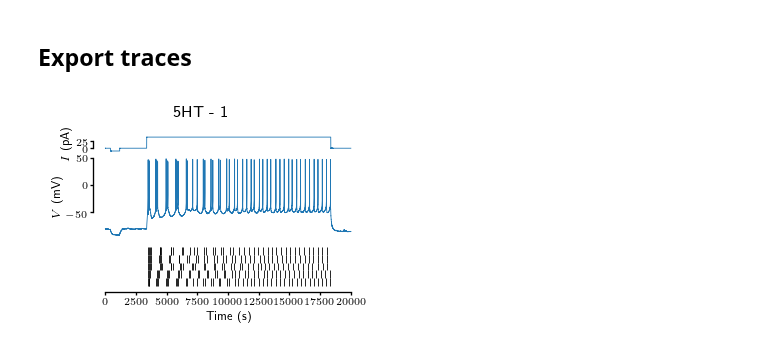
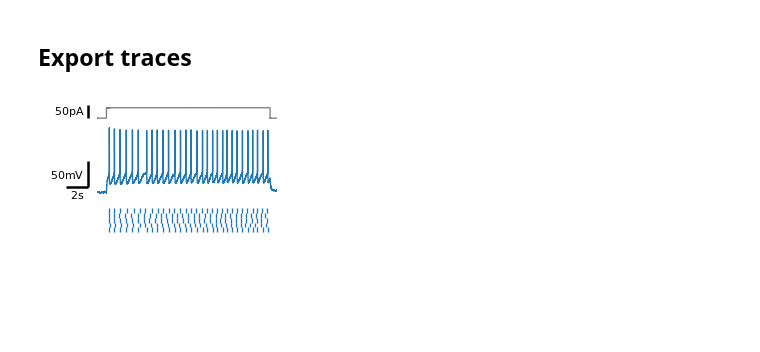
Before and after one commit to nauralcodinglab/raphegif, a Jupyter notebook: figs/scripts/writeup/fig1_electrophysiological_features.ipynb, the cells around one changed output. Cells and saved outputs as stored; diff of their text form; code cells hidden in the pictures; blank space fills up the shorter version.

```diff
--- a/figs/scripts/writeup/fig1_electrophysiological_features.ipynb
+++ b/figs/scripts/writeup/fig1_electrophysiological_features.ipynb
@@ -472,11 +189,11 @@ steps_trace_spec = gs.GridSpec(
 plt.figure(figsize=(1.5, 1))
 
 plt.subplot(steps_trace_spec[0, 0])
-plt.plot(sample_rec[:, time_slice, :].time_supp, sample_rec[0, time_slice, 10], color=colors['som'])
+plt.plot(sample_rec[:, time_slice, :].time_supp, sample_rec[0, time_slice, 10], color=colors['som'], lw=0.5)
 plt.axhline(baseline, ls='--', color='k')
 ylim = plt.ylim()
 xlim = plt.xlim()
-pltools.add_scalebar('ms', 'mV', x_size=500, bar_space=0, x_label_space=-0.05, anchor=(0.9, 0.65), linewidth=2)
+pltools.add_scalebar('ms', 'mV', x_size=500, bar_space=0, x_label_space=-0.05, anchor=(0.9, 0.65), linewidth=sbarlw)
 
 plt.annotate(
     '${:.1f}$mV'.format(baseline),
@@ -485,7 +202,7 @@ plt.annotate(
     ha='center',
     xycoords=plt.gca().transAxes,
     textcoords=plt.gca().transAxes,
-    fontsize=8,
+    fontsize=7,
     arrowprops={'arrowstyle': '->'}
 )
 
@@ -494,10 +211,10 @@ plt.plot(sample_rec[:, time_slice, :].time_supp, sample_rec[1, time_slice,10], c
 plt.xlim(xlim)
 input_ylim = (-10, 140)
 plt.ylim(input_ylim)
-pltools.add_scalebar(y_units='pA', omit_x=True, anchor=(1.05, 0.1), linewidth=2)
+pltools.add_scalebar(y_units='pA', omit_x=True, anchor=(1.05, 0.1), linewidth=sbarlw)
 
 plt.subplot(steps_trace_spec[0, 1])
-plt.plot(sample_rec[:, time_slice, :].time_supp, sample_rec[0, time_slice, 16], color=colors['som'])
+plt.plot(sample_rec[:, time_slice, :].time_supp, sample_rec[0, time_slice, 16], color=colors['som'], lw=0.5)
 plt.axhline(baseline, ls='--', color='k')
 pltools.hide_border('a')
 plt.ylim(ylim)
@@ -534,11 +251,11 @@ steps_trace_spec = gs.GridSpec(
 plt.figure(figsize=(1.5, 1))
 
 plt.subplot(steps_trace_spec[0, 0])
-plt.plot(sample_rec[:, time_slice, :].time_supp, sample_rec[0, time_slice, 10], color=colors['pyr'])
+plt.plot(sample_rec[:, time_slice, :].time_supp, sample_rec[0, time_slice, 10], color=colors['pyr'], lw=0.5)
 plt.axhline(baseline, ls='--', color='k')
 ylim = plt.ylim()
 xlim = plt.xlim()
-pltools.add_scalebar('ms', 'mV', x_size=500, bar_space=0, x_label_space=-0.05, anchor=(0.9, 0.65), linewidth=2)
+pltools.add_scalebar('ms', 'mV', x_size=500, bar_space=0, x_label_space=-0.05, anchor=(0.9, 0.65), linewidth=sbarlw)
 
 plt.annotate(
     '${:.1f}$mV'.format(baseline),
@@ -547,7 +264,7 @@ plt.annotate(
     ha='center',
     xycoords=plt.gca().transAxes,
     textcoords=plt.gca().transAxes,
-    fontsize=8,
+    fontsize=7,
     arrowprops={'arrowstyle': '->'}
 )
 
@@ -556,10 +273,10 @@ plt.plot(sample_rec[:, time_slice, :].time_supp, sample_rec[1, time_slice,10], c
 plt.xlim(xlim)
 input_ylim = (-10, 140)
 plt.ylim(input_ylim)
-pltools.add_scalebar(y_units='pA', omit_x=True, anchor=(1.05, 0.1), linewidth=2)
+pltools.add_scalebar(y_units='pA', omit_x=True, anchor=(1.05, 0.1), linewidth=sbarlw)
 
 plt.subplot(steps_trace_spec[0, 1])
-plt.plot(sample_rec[:, time_slice, :].time_supp, sample_rec[0, time_slice, 16], color=colors['pyr'])
+plt.plot(sample_rec[:, time_slice, :].time_supp, sample_rec[0, time_slice, 16], color=colors['pyr'], lw=0.5)
 plt.axhline(baseline, ls='--', color='k')
 pltools.hide_border('a')
 plt.ylim(ylim)
@@ -581,55 +298,58 @@ if IMG_PATH is not None:
 # %% [markdown]
 ## Export traces
 # %%
+xlims = (2.5, 19.)
 sample_sweep_no = 0
 
 sample_trace_spec = gs.GridSpec(
-    3, 1, height_ratios=[0.2, 1., 0.6], hspace=0.05, top=0.85, left=0.2, bottom=0.2, right=0.95
+    3, 1, height_ratios=[0.2, 1., 0.4], hspace=0.05, top=0.95, left=0.2, bottom=0.05, right=0.95
 )
 
 for cell_type in long_recs:
-    for i, rec in enumerate(long_recs[cell_type]):
+    if cell_type == 'mPFC':
+        color = colors['pyr']
+    elif cell_type == '5HT':
+        color = colors['ser']
+    elif cell_type == 'GABA':
+        color = colors['som']
+    else:
+        raise RuntimeError('Unrecognized cell type {}'.format(cell_type))
 
-        plt.figure(frameon=False)
+    for cond in ['strong', 'weak']:
+        for i, rec in enumerate(long_recs[cell_type][cond]):
 
-        plt.suptitle('{} - {}'.format(cell_type, i+1))
+            plt.figure(figsize=(2., 1.2))
 
-        plt.subplot(sample_trace_spec[0, :])
-        plt.plot(rec.time_supp, rec[1, ...].mean(axis=1))
-        plt.margins(0.05, 0.1)
-        x_limits = plt.xlim()
-        plt.xticks([])
-        plt.ylabel('$I$ (pA)')
-        sns.despine(bottom=True, trim=True, ax=plt.gca())
+            plt.subplot(sample_trace_spec[0, :])
+            plt.plot(rec.time_supp * 1e-3, rec[1, ...].mean(axis=1), color=colors['input'])
+            plt.margins(0.05, 0.1)
+            plt.xlim(xlims)
+            pltools.add_scalebar(y_units='pA', omit_x=True, anchor=(-0.05, 0.2), linewidth=sbarlw)
 
-        plt.subplot(sample_trace_spec[1, :])
-        plt.plot(rec.time_supp, rec[0, :, sample_sweep_no])
-        plt.xlim(x_limits)
-        plt.xticks([])
-        plt.ylabel('$V$ (mV)')
-        sns.despine(bottom=True, trim=True, ax=plt.gca())
+            plt.subplot(sample_trace_spec[1, :])
+            plt.plot(rec.time_supp * 1e-3, rec[0, :, sample_sweep_no], color=color)
+            plt.xlim(xlims)
+            pltools.add_scalebar(x_units='s', y_units='mV', x_size=2, x_on_left=True, anchor=(-0.05, 0.2), bar_space=0, linewidth=sbarlw)
 
-        plt.subplot(sample_trace_spec[2, :])
+            plt.subplot(sample_trace_spec[2, :])
 
-        # Scrape spike times.
-        spktimes = []
-        for j in range(rec.shape[2]):
-            tr_tmp = Trace(rec[0, :, j], rec[1, :, j], rec.shape[1] * rec.dt, rec.dt)
-            tr_tmp.detectSpikes()
-            spktimes.append(tr_tmp.getSpikeTimes())
+            # Scrape spike times.
+            spktimes = []
+            for j in range(rec.shape[2]):
+                tr_tmp = Trace(rec[0, :, j], rec[1, :, j], rec.shape[1] * rec.dt, rec.dt)
+                tr_tmp.detectSpikes()
+                spktimes.append(tr_tmp.getSpikeTimes() * 1e-3)
 
-        plt.eventplot(spktimes)
-        plt.xlim(x_limits)
-        plt.yticks([])
-        plt.xlabel('Time (s)')
-        sns.despine(left=True, trim=True, ax=plt.gca())
+            plt.eventplot(spktimes, color=color)
+            plt.xlim(xlims)
+            pltools.hide_border('a')
+            pltools.hide_ticks()
 
+            if IMG_PATH is not None:
+                plt.savefig(os.path.join(IMG_PATH, '{}_{}_{}_long_current_steps.png'.format(cell_type, i+1, cond)))
 
-        if IMG_PATH is not None:
-            plt.savefig(os.path.join(IMG_PATH, '{}_{}_long_current_steps.png'.format(cell_type, i+1)))
-
-        plt.show()
+            plt.show()
 
 del tr_tmp, spktimes, cell_type, rec
 # %% [output]
-[figure, old version]
+[figure, new version]
```
Also changed, not shown: parts of 30 cells of this notebook.
